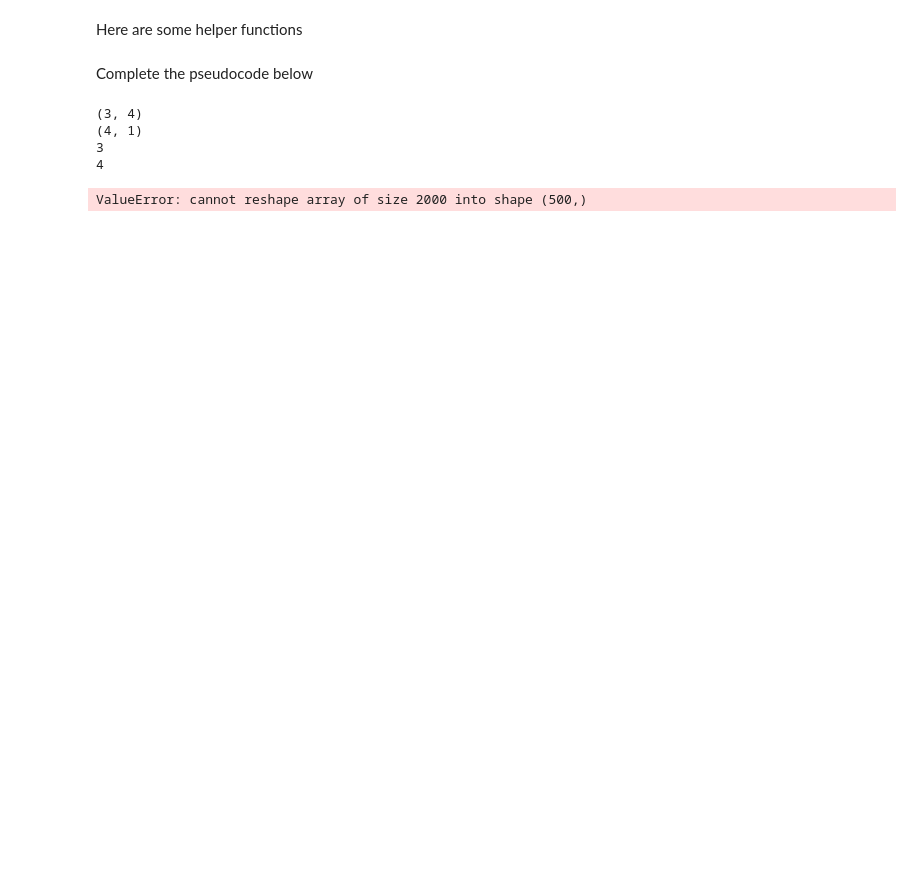
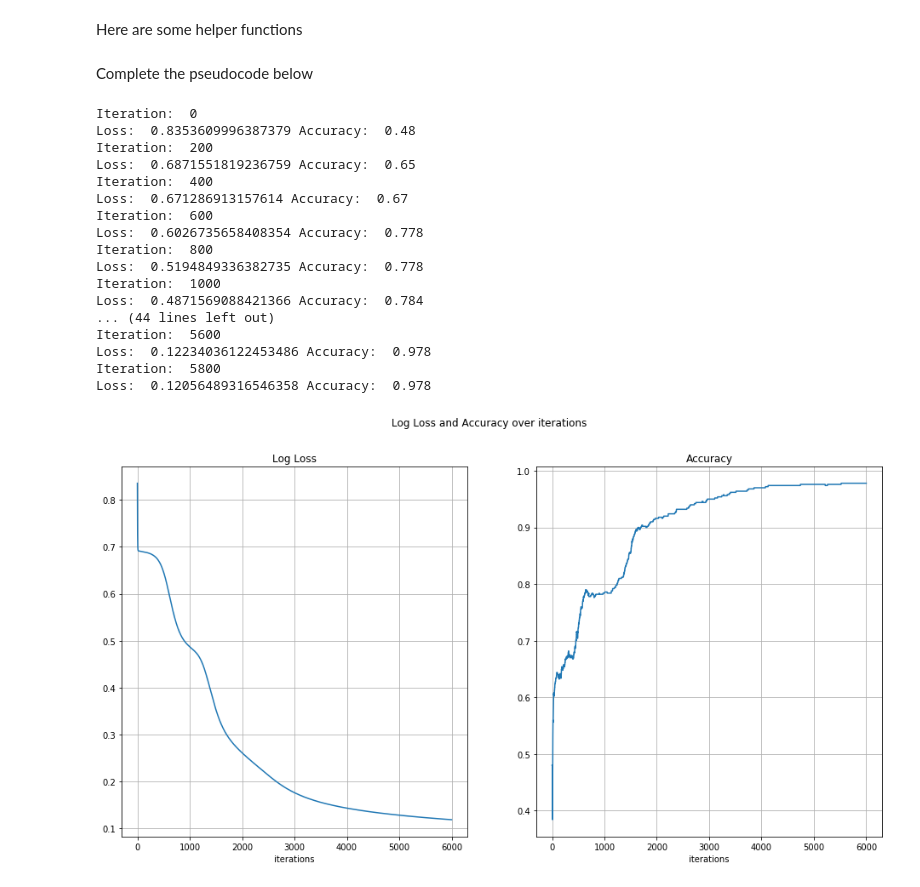
Before and after one commit to neiva098/inteligencia-computacional, a Jupyter notebook: backpropagation/Backprop_Exercise_HW.ipynb, the cells around one changed output. Drawn from its saved outputs; the diff is of its cells as text; code cells hidden in the pictures; blank space fills up the shorter version.

```diff
--- a/backpropagation/Backprop_Exercise_HW.ipynb
+++ b/backpropagation/Backprop_Exercise_HW.ipynb
@@ -128,51 +129,55 @@ Complete the pseudocode below
 # %%
 #### Initialize the network parameters
 
 np.random.seed(1241)
 n_x = 3
 n_y = 1
 n_h = 4
 
-W_1 = np.random.randn(n_x,n_h)
-W_2 = np.random.randn(n_h,n_y)
-print(W_1.shape)
-print(W_2.shape)
-num_iter = 1000
-learning_rate = 0.0001
+W_1 = np.random.uniform(-1,1,size=(n_x,n_h))
+W_2 = np.random.uniform(-1,1,size=(n_h))
+num_iter = 6000
+learning_rate = 0.001
 x_mat = x_mat_full
-
 
 loss_vals, accuracies = [], []
 for i in range(num_iter):
-    a_val,gradient = forward_pass(W_1,W_2)
+    ### Do a forward computation, and get the gradient
+    y_pred,(J_W_1_grad, J_W_2_grad) = forward_pass(W_1,W_2)
 
-    print(len(gradient[0]))
-    print(len(gradient[1]))
-    W_1 = W_1-learning_rate*gradient[0]
-    W_2 = W_2-learning_rate*gradient[1]
+    ## Update the weight matrices
+    W_1 = W_1-learning_rate*J_W_1_grad
+    W_2 = W_2-learning_rate*J_W_2_grad
 
-    (y_pred) = forward_pass(W_1, W_2)
-
+    ### Compute the loss and accuracy
     loss = loss_fn(y,y_pred)
     loss_vals.append(loss)
-    accuracy = np.mean(y_pred==y)
+    accuracy = np.sum((y_pred>=0.5) == y)/num_obs
     accuracies.append(accuracy)
 
-    ### Do a forward computation, and get the gradient
-
-    ## Update the weight matrices
-
-    ### Compute the loss and accuracy
     if i%200==0:
+        print("Iteration: ",i)
         print("Loss: ",loss,end=' ')
         print("Accuracy: ",accuracy)
 
-    ## Print the loss and accuracy for every 200th iteration
 
 plot_loss_accuracy(loss_vals, accuracies)
 # %% [output]
-(3, 4)
-(4, 1)
-3
-4
+Iteration:  0
+Loss:  0.8353609996387379 Accuracy:  0.48
+Iteration:  200
+Loss:  0.6871551819236759 Accuracy:  0.65
+Iteration:  400
+Loss:  0.671286913157614 Accuracy:  0.67
+Iteration:  600
+Loss:  0.6026735658408354 Accuracy:  0.778
+Iteration:  800
+Loss:  0.5194849336382735 Accuracy:  0.778
+Iteration:  1000
+Loss:  0.4871569088421366 Accuracy:  0.784
+... (44 lines left out)
+Iteration:  5600
+Loss:  0.12234036122453486 Accuracy:  0.978
+Iteration:  5800
+Loss:  0.12056489316546358 Accuracy:  0.978
-ValueError: cannot reshape array of size 2000 into shape (500,)
+[figure, added]
```
Also changed, not shown: parts of 3 cells of this notebook.
